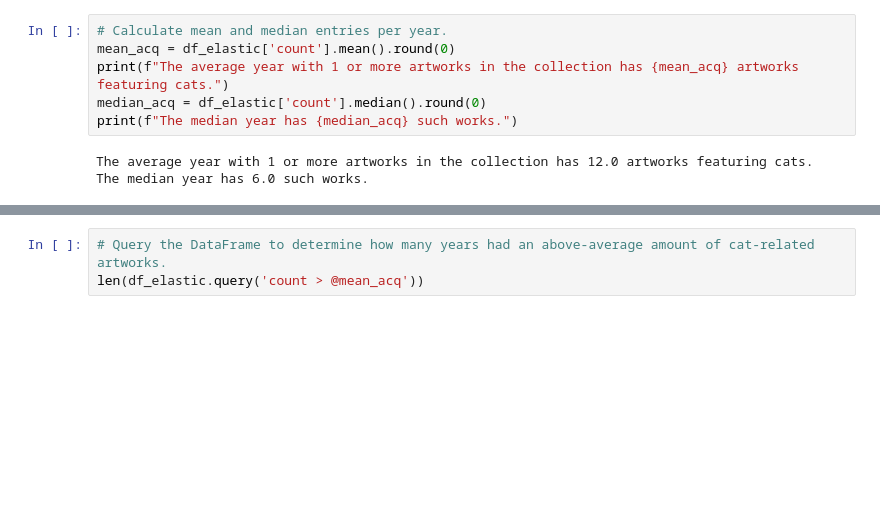
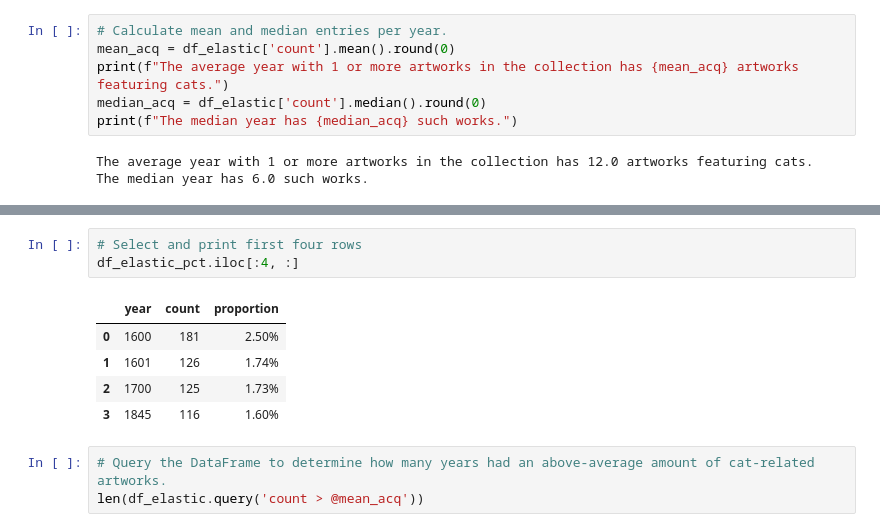
Before and after one commit to mmmuir/data_2_checks, a Jupyter notebook: Knowledge_Check_1/kc1_da2.ipynb, the cells around one changed output, grey strips where cells are left out. Saved outputs shown, nothing was run; the diff lists cells and outputs as text; blank space fills up the shorter version.

```diff
--- a/Knowledge_Check_1/kc1_da2.ipynb
+++ b/Knowledge_Check_1/kc1_da2.ipynb
@@ -91,3 +108,12 @@ df_elastic_pct.iloc[:15]
+# %%
+# Select and print first four rows
+df_elastic_pct.iloc[:4, :]
+# %% [output]
+|  | year | count | proportion |
+| 0 | 1600 | 181 | 2.50% |
+| 1 | 1601 | 126 | 1.74% |
+| 2 | 1700 | 125 | 1.73% |
+| 3 | 1845 | 116 | 1.60% |
 # %%
 # Query the DataFrame to determine how many years had an above-average amount of cat-related artworks.
 len(df_elastic.query('count > @mean_acq'))
```
Also changed, not shown: parts of 3 cells of this notebook.
